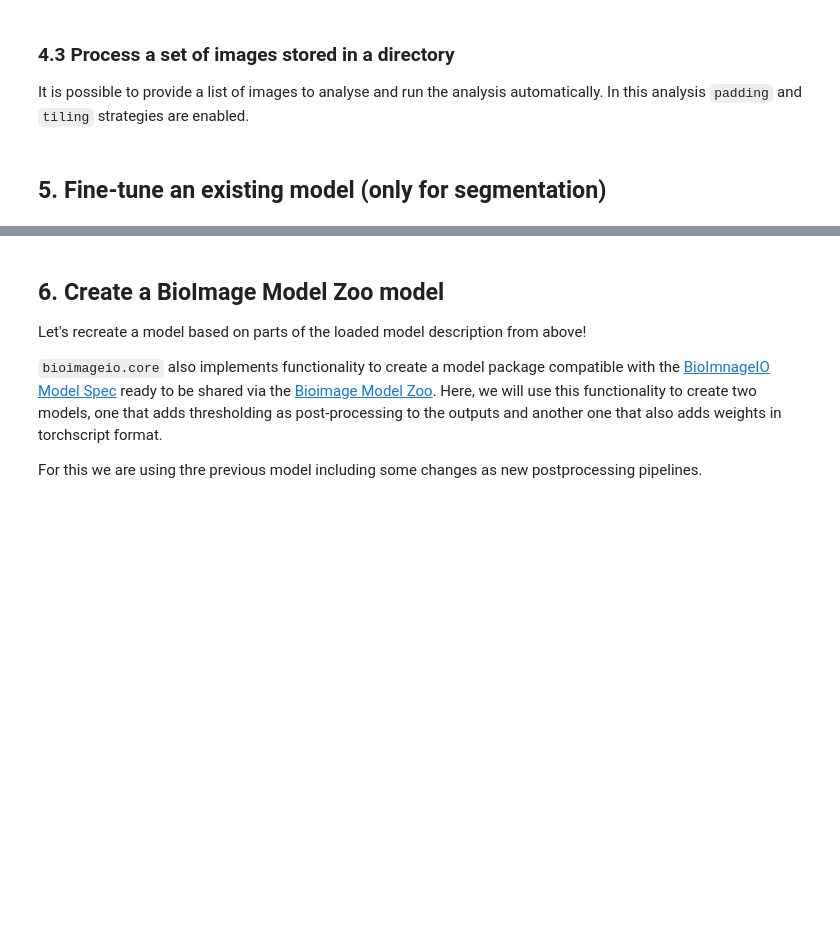
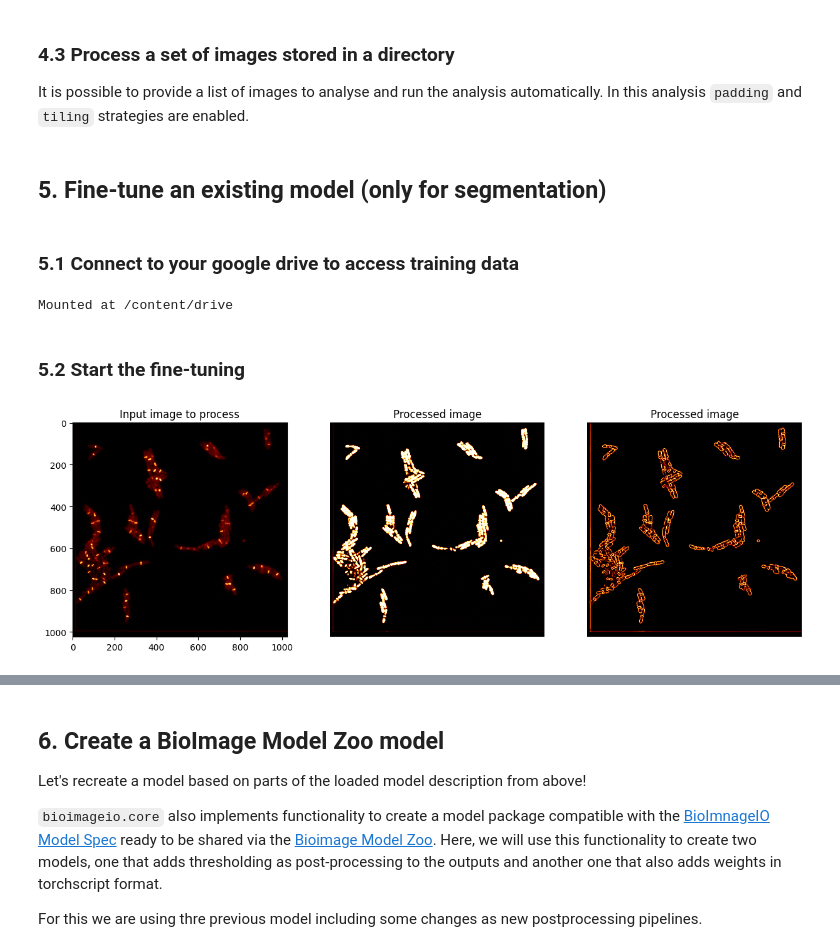
Before and after one commit to HenriquesLab/DL4MicEverywhere, a Jupyter notebook: notebooks/Bespoke_notebooks/bioimageio-pytorch/load_bioimageio_pytorch.ipynb, the cells around one changed output, grey strips where cells are left out. Drawn from its saved outputs; the diff is of its cells as text; code cells hidden in the pictures; blank space fills up the shorter version.

```diff
--- a/notebooks/Bespoke_notebooks/bioimageio-pytorch/load_bioimageio_pytorch.ipynb
+++ b/notebooks/Bespoke_notebooks/bioimageio-pytorch/load_bioimageio_pytorch.ipynb
@@ -416,7 +446,18 @@ tiling = {
 
 predict_images(model, inputs, outputs, tiling=tiling, verbose=False)
 # %% [markdown]
-## 5. Fine-tune an existing model (only for segmentation)
+## **5. Fine-tune an existing model (only for segmentation)**
+# %% [markdown]
+### **5.1 Connect to your google drive to access training data**
+# %%
+#@markdown ## Run this cell to connect google drive
+
+from google.colab import drive
+drive.mount('/content/drive')
+# %% [output]
+Mounted at /content/drive
+# %% [markdown]
+### **5.2 Start the fine-tuning**
 # %%
 #@markdown ## Load the training functions
 
@@ -628,3 +762,41 @@ def finetune_bioimageio_model(model_instance, TRAIN_IM, TRAIN_MASK, TEST_IM, TES
+# %%
+#@markdown ##Visualise the output of the model on an example image before fine-tuning.
+
+path2image = "/content/Multilabel_U-Net_dataset_B.subtilis/test/source/test_9.tif"  #@param {type:"string"}
+#@markdown ### Indicate where to save the output of the model:s
+save_outputs = "/content/prediction.tif"  #@param {type:"string"}
+
+# model resource, the image that will be process, path to store the output
+predict_image(model, path2image, [save_outputs])
+
+# the output tensor contains 2 channels, which is not supported by normal tif.
+# thus, these 2 channels are stored as 2 separate images
+
+
+## Check the number of channels in the ouput and needed images to read
+for test_im in model.test_outputs:
+    test_output = np.squeeze(np.load(test_im))
+    if len(test_output.shape)>2:
+      fg_pred = [f"{save_outputs[:-4]}-c{i}.{save_outputs[-3:]}" for i in range(test_output.shape[0])]
+    else:
+      fg_pred = [save_outputs]
+fg_pred = [imread(f) for f in fg_pred]
+
+input_image = np.squeeze(imread(path2image))
+plt.figure(figsize=(15,15))
+plt.subplot(1,1+len(fg_pred),1)
+plt.imshow(np.squeeze(input_image), cmap="afmhot")
+plt.title("Input image to process")
+k=2
+for f in fg_pred:
+  plt.subplot(1,1+len(fg_pred),k)
+  plt.imshow(f, cmap="afmhot")
+  plt.axis('off')
+  plt.title("Processed image")
+  k+=1
+plt.show()
+# %% [output]
+[figure, added]
 # %%
 #@markdown ## Set up training parameters
 
```
Also changed, not shown: parts of 8 cells of this notebook.
